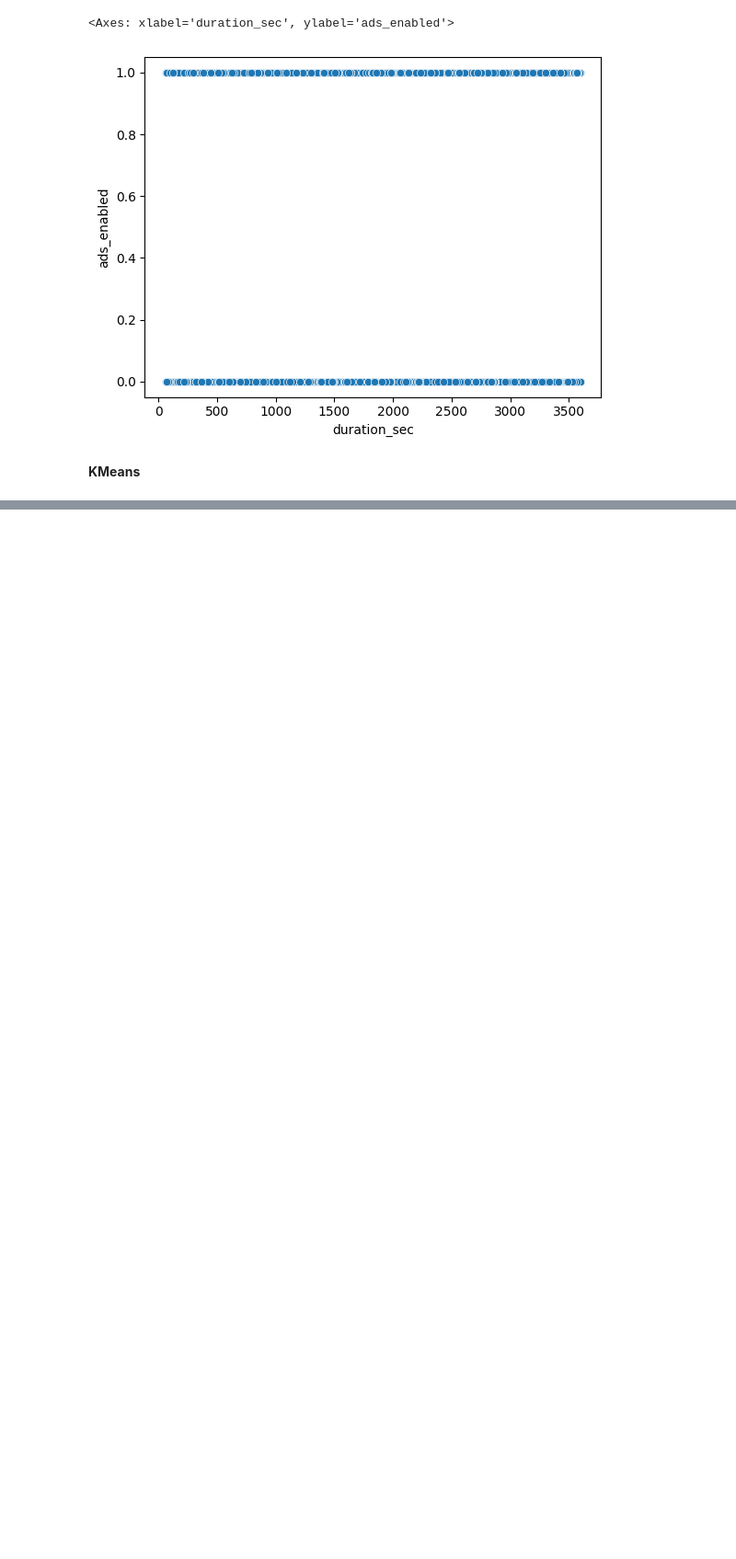
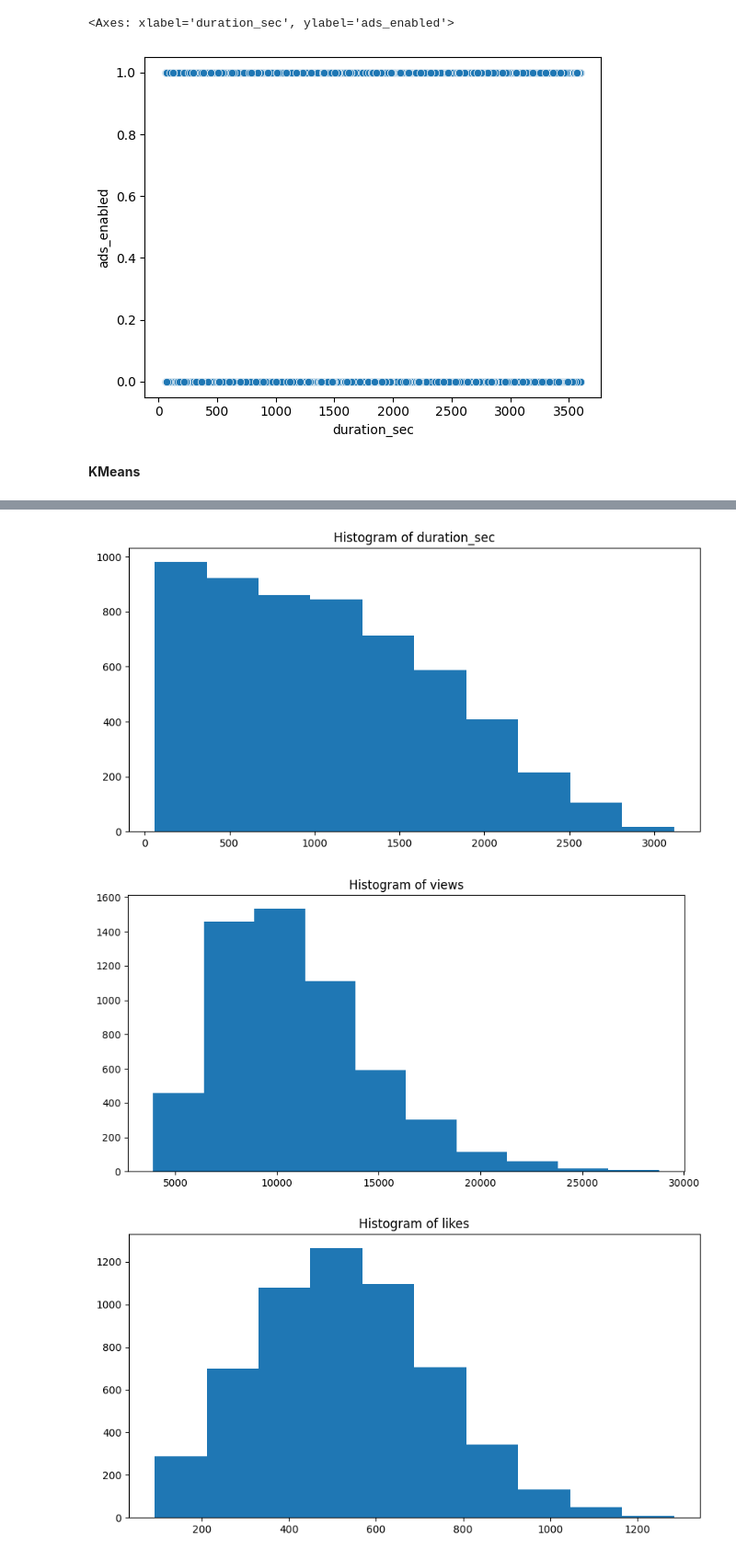
Before and after one commit to Sel-Kata/YouTubeMLProj, a Jupyter notebook: Без названия.ipynb, the cells around one changed output, grey strips where cells are left out. Shown at 92% size. Drawn from its saved outputs; the diff is of its cells as text; code cells hidden in the pictures; blank space fills up the shorter version.

```diff
--- a/Без названия.ipynb
+++ b/Без названия.ipynb
@@ -251,0 +283,9 @@ plt.show()
+# %%
+# k = 12
+kmeans = KMeans(n_clusters=12, random_state=0).fit(df_scaled)
+df["cluster"] = kmeans.predict(df_scaled)
+agg_dict = {"duration_sec": "median", "views": "median", "likes": "median", "comments": "median", "shares": "median",
+            "sentiment_score": "median", "category": lambda x:x.value_counts().index[0], "region": lambda x:x.value_counts().index[0],
+            "language": lambda x:x.value_counts().index[0],"ads_enabled": lambda x:x.value_counts().index[0], "timestamp": "count"}
+grouped_df = df.groupby("cluster").agg(agg_dict)
+grouped_df.rename(columns={"timestamp":"count"}, inplace = True)
@@ -251,0 +309,20 @@ plt.show()
+# %%
+plt.rcParams['figure.figsize'] = [10, 5]
+numeric_cols = ["duration_sec", "views", "likes", "comments", "shares", "sentiment_score"]
+categoric_cols = ["category", "region", "language", "ads_enabled"]
+for i in range(12):
+    df_cluster = df[df["cluster"] == i]
+    for col in numeric_cols:
+        plt.hist(df_cluster[col])
+        plt.title(f"Histogram of {col}")
+        plt.show()
+
+    for col in categoric_cols:
+        df_col = df_cluster.groupby(col).agg({"timestamp": "count"})
+        plt.bar(df_col.index, height=df_col["timestamp"])
+        plt.title(f"Bar chart of {col}")
+        plt.show()
+# %% [output]
+[figure, added]
+[figure, added]
+[figure, added]
```
Also changed, not shown: parts of 13 cells of this notebook, 1 other file.
